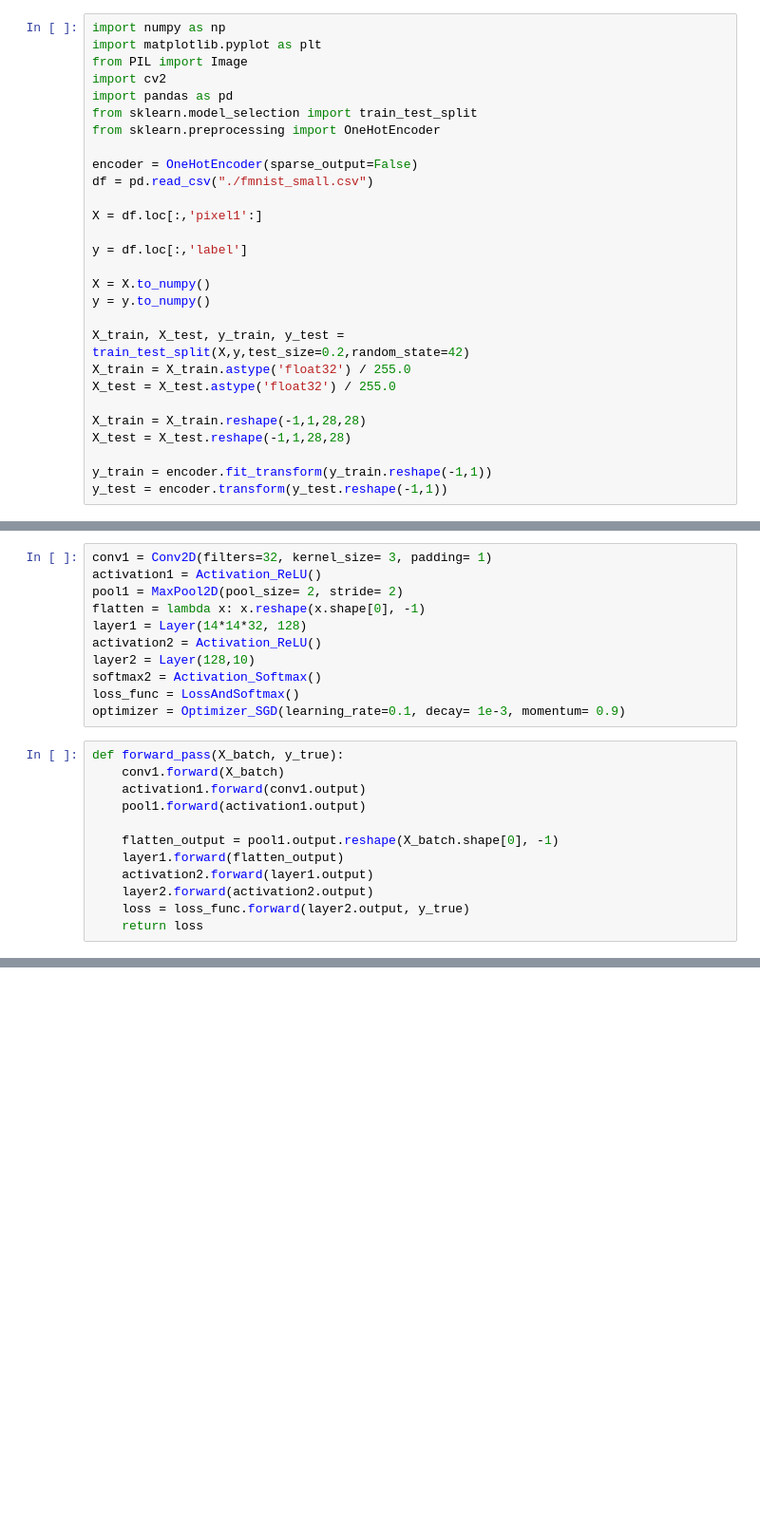
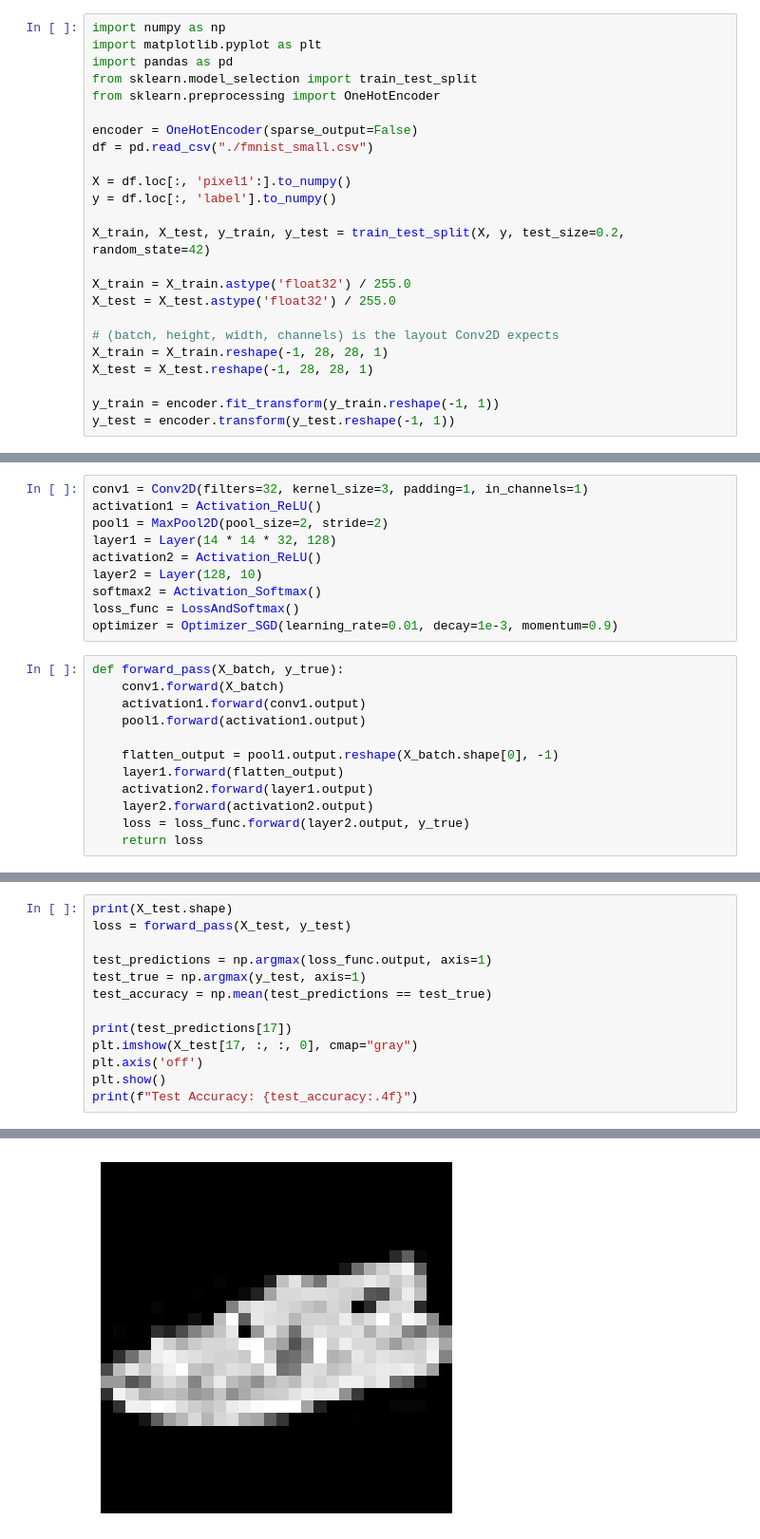
Before and after one commit to baibhavdtl/CNN-from-scratch-in-Python, a Jupyter notebook: cnn-from-scratch.ipynb, the cells around one changed output, grey strips where cells are left out. Shown at 95% size. Cells and saved outputs as stored; diff of their text form; blank space fills up the shorter version.

```diff
--- a/cnn-from-scratch.ipynb
+++ b/cnn-from-scratch.ipynb
@@ -1,8 +1,6 @@
 # %%
 import numpy as np
 import matplotlib.pyplot as plt
-from PIL import Image
-import cv2
 import pandas as pd
 from sklearn.model_selection import train_test_split
 from sklearn.preprocessing import OneHotEncoder
@@ -10,21 +8,19 @@ from sklearn.preprocessing import OneHotEncoder
 encoder = OneHotEncoder(sparse_output=False)
 df = pd.read_csv("./fmnist_small.csv")
 
-X = df.loc[:,'pixel1':]
+X = df.loc[:, 'pixel1':].to_numpy()
+y = df.loc[:, 'label'].to_numpy()
 
-y = df.loc[:,'label']
+X_train, X_test, y_train, y_test = train_test_split(X, y, test_size=0.2, random_state=42)
 
-X = X.to_numpy()
-y = y.to_numpy()
-
-X_train, X_test, y_train, y_test = train_test_split(X,y,test_size=0.2,random_state=42)
 X_train = X_train.astype('float32') / 255.0
 X_test = X_test.astype('float32') / 255.0
 
-X_train = X_train.reshape(-1,1,28,28)
-X_test = X_test.reshape(-1,1,28,28)
+# (batch, height, width, channels) is the layout Conv2D expects
+X_train = X_train.reshape(-1, 28, 28, 1)
+X_test = X_test.reshape(-1, 28, 28, 1)
 
-y_train = encoder.fit_transform(y_train.reshape(-1,1))
-y_test = encoder.transform(y_test.reshape(-1,1))
+y_train = encoder.fit_transform(y_train.reshape(-1, 1))
+y_test = encoder.transform(y_test.reshape(-1, 1))
 # %%
 class Layer:
@@ -225,16 +216,15 @@ class Optimizer_SGD:
     def post_update_params(self):
         self.iterations += 1
 # %%
-conv1 = Conv2D(filters=32, kernel_size= 3, padding= 1)
+conv1 = Conv2D(filters=32, kernel_size=3, padding=1, in_channels=1)
 activation1 = Activation_ReLU()
-pool1 = MaxPool2D(pool_size= 2, stride= 2)
-flatten = lambda x: x.reshape(x.shape[0], -1)
-layer1 = Layer(14*14*32, 128)
+pool1 = MaxPool2D(pool_size=2, stride=2)
+layer1 = Layer(14 * 14 * 32, 128)
 activation2 = Activation_ReLU()
-layer2 = Layer(128,10)
+layer2 = Layer(128, 10)
 softmax2 = Activation_Softmax()
 loss_func = LossAndSoftmax()
-optimizer = Optimizer_SGD(learning_rate=0.1, decay= 1e-3, momentum= 0.9)
+optimizer = Optimizer_SGD(learning_rate=0.01, decay=1e-3, momentum=0.9)
 # %%
 def forward_pass(X_batch, y_true):
     conv1.forward(X_batch)
@@ -266,0 +296,14 @@ def backward_pass(dvalues, y_batch):
+# %%
+print(X_test.shape)
+loss = forward_pass(X_test, y_test)
+
+test_predictions = np.argmax(loss_func.output, axis=1)
+test_true = np.argmax(y_test, axis=1)
+test_accuracy = np.mean(test_predictions == test_true)
+
+print(test_predictions[17])
+plt.imshow(X_test[17, :, :, 0], cmap="gray")
+plt.axis('off')
+plt.show()
+print(f"Test Accuracy: {test_accuracy:.4f}")
+# %% [output]
@@ -266,0 +312 @@ def backward_pass(dvalues, y_batch):
+[figure, added]
```
Also changed, not shown: parts of 9 cells of this notebook, 3 other files.
